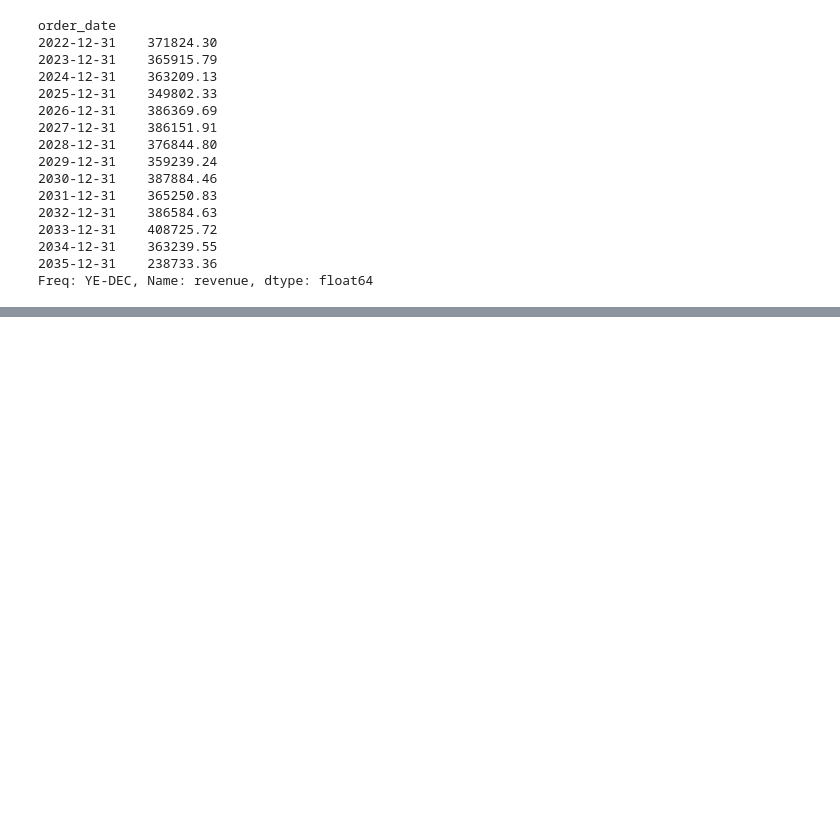
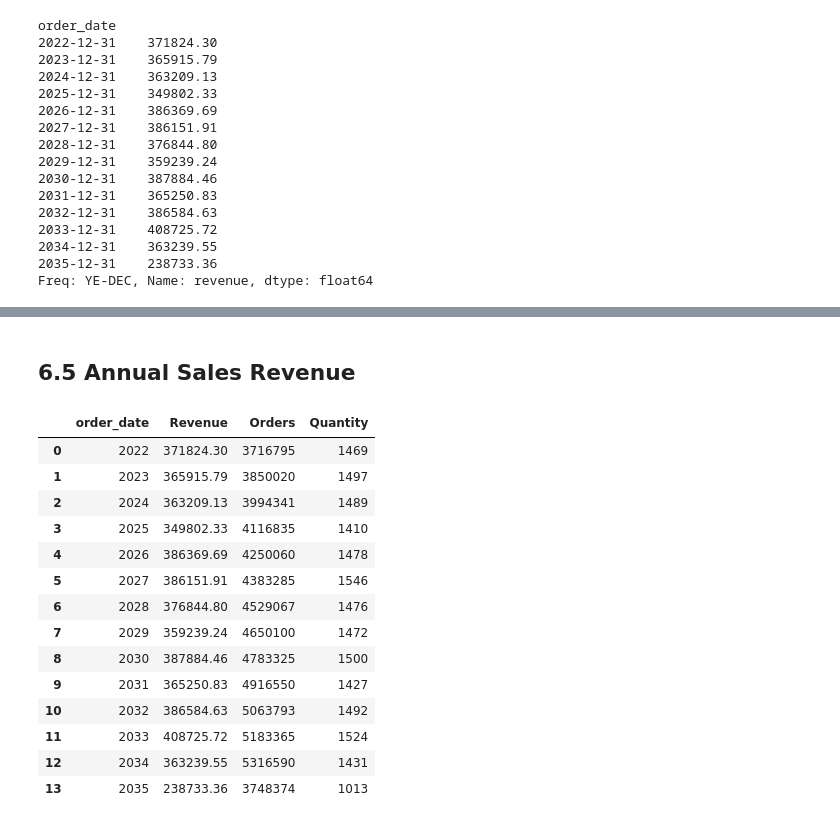
Before and after one commit to MuhaammadUsman/Agentic-AI, a Jupyter notebook: module_02_data_science/66_datetime_and_time_series_data.ipynb, the cells around one changed output, grey strips where cells are left out. Cells and saved outputs as stored; diff of their text form; code cells hidden in the pictures; blank space fills up the shorter version.

```diff
--- a/module_02_data_science/66_datetime_and_time_series_data.ipynb
+++ b/module_02_data_science/66_datetime_and_time_series_data.ipynb
@@ -220,0 +285,27 @@ Freq: YE-DEC, Name: revenue, dtype: float64
+# %% [markdown]
+## 6.5 Annual Sales Revenue
+# %%
+annual_sales = (df.groupby(df.index.to_period("Y"))
+                .agg(
+                    Revenue = ("revenue", sum),
+                    Orders = ("order_id", sum),
+                    Quantity = ("quantity", sum)
+                ).reset_index()
+                )
+annual_sales
+# %% [output]
+|  | order_date | Revenue | Orders | Quantity |
+| 0 | 2022 | 371824.30 | 3716795 | 1469 |
+| 1 | 2023 | 365915.79 | 3850020 | 1497 |
+| 2 | 2024 | 363209.13 | 3994341 | 1489 |
+| 3 | 2025 | 349802.33 | 4116835 | 1410 |
+| 4 | 2026 | 386369.69 | 4250060 | 1478 |
+| 5 | 2027 | 386151.91 | 4383285 | 1546 |
+| 6 | 2028 | 376844.80 | 4529067 | 1476 |
+| 7 | 2029 | 359239.24 | 4650100 | 1472 |
+| 8 | 2030 | 387884.46 | 4783325 | 1500 |
+| 9 | 2031 | 365250.83 | 4916550 | 1427 |
+| 10 | 2032 | 386584.63 | 5063793 | 1492 |
+| 11 | 2033 | 408725.72 | 5183365 | 1524 |
+| 12 | 2034 | 363239.55 | 5316590 | 1431 |
+| 13 | 2035 | 238733.36 | 3748374 | 1013 |
```
Also changed, not shown: parts of 12 cells of this notebook.
